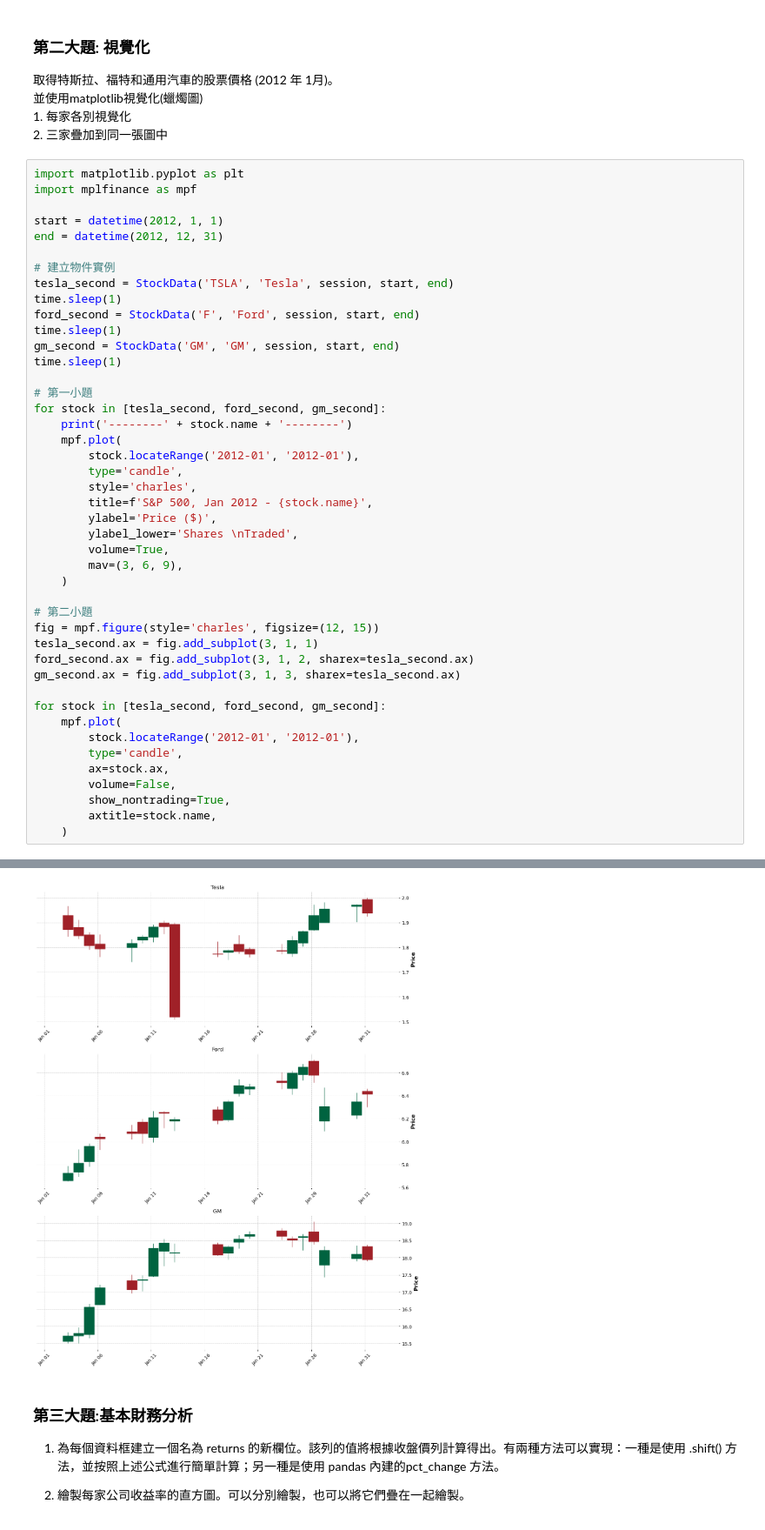
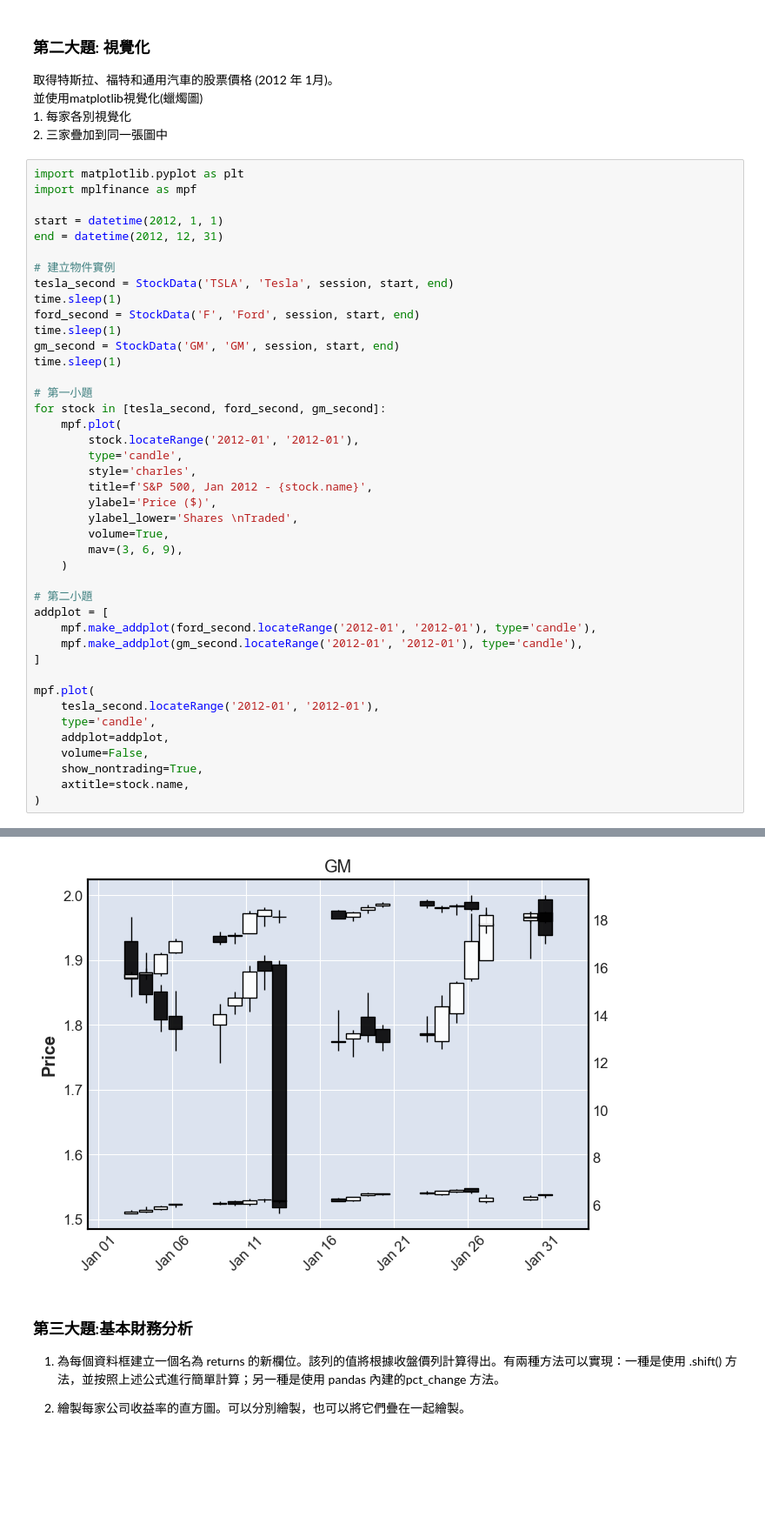
Before and after one commit to yue806161/CPA_midterm_assignment, a Jupyter notebook: main.ipynb, the cells around one changed output, grey strips where cells are left out. Shown at 87% size. Cells and saved outputs as stored; diff of their text form; blank space fills up the shorter version.

```diff
--- a/main.ipynb
+++ b/main.ipynb
@@ -125,7 +125,6 @@ time.sleep(1)
 
 # 第一小題
 for stock in [tesla_second, ford_second, gm_second]:
-    print('--------' + stock.name + '--------')
     mpf.plot(
         stock.locateRange('2012-01', '2012-01'),
         type='candle',
@@ -138,20 +137,19 @@ for stock in [tesla_second, ford_second, gm_second]:
     )
 
 # 第二小題
-fig = mpf.figure(style='charles', figsize=(12, 15))
-tesla_second.ax = fig.add_subplot(3, 1, 1)
-ford_second.ax = fig.add_subplot(3, 1, 2, sharex=tesla_second.ax)
-gm_second.ax = fig.add_subplot(3, 1, 3, sharex=tesla_second.ax)
+addplot = [
+    mpf.make_addplot(ford_second.locateRange('2012-01', '2012-01'), type='candle'),
+    mpf.make_addplot(gm_second.locateRange('2012-01', '2012-01'), type='candle'),
+]
 
-for stock in [tesla_second, ford_second, gm_second]:
-    mpf.plot(
-        stock.locateRange('2012-01', '2012-01'),
-        type='candle',
-        ax=stock.ax,
-        volume=False,
-        show_nontrading=True,
-        axtitle=stock.name,
-    )
+mpf.plot(
+    tesla_second.locateRange('2012-01', '2012-01'),
+    type='candle',
+    addplot=addplot,
+    volume=False,
+    show_nontrading=True,
+    axtitle=stock.name,
+)
 # %% [output]
 讀取 TSLA-2012-01-01_2012-12-31 資料: data/TSLA-2012-01-01_2012-12-31.csv
 讀取 F-2012-01-01_2012-12-31 資料: data/F-2012-01-01_2012-12-31.csv
@@ -164,5 +159,5 @@ for stock in [tesla_second, ford_second, gm_second]:
 [figure]
-[figure, old version]
+[figure, new version]
 # %% [markdown]
 ### 第三大題:基本財務分析
 1. 為每個資料框建立一個名為 returns 的新欄位。該列的值將根據收盤價列計算得出。有兩種方法可以實現：一種是使用 .shift() 方法，並按照上述公式進行簡單計算；另一種是使用 pandas 內建的pct_change 方法。
```
Also changed, not shown: parts of 4 cells of this notebook.
